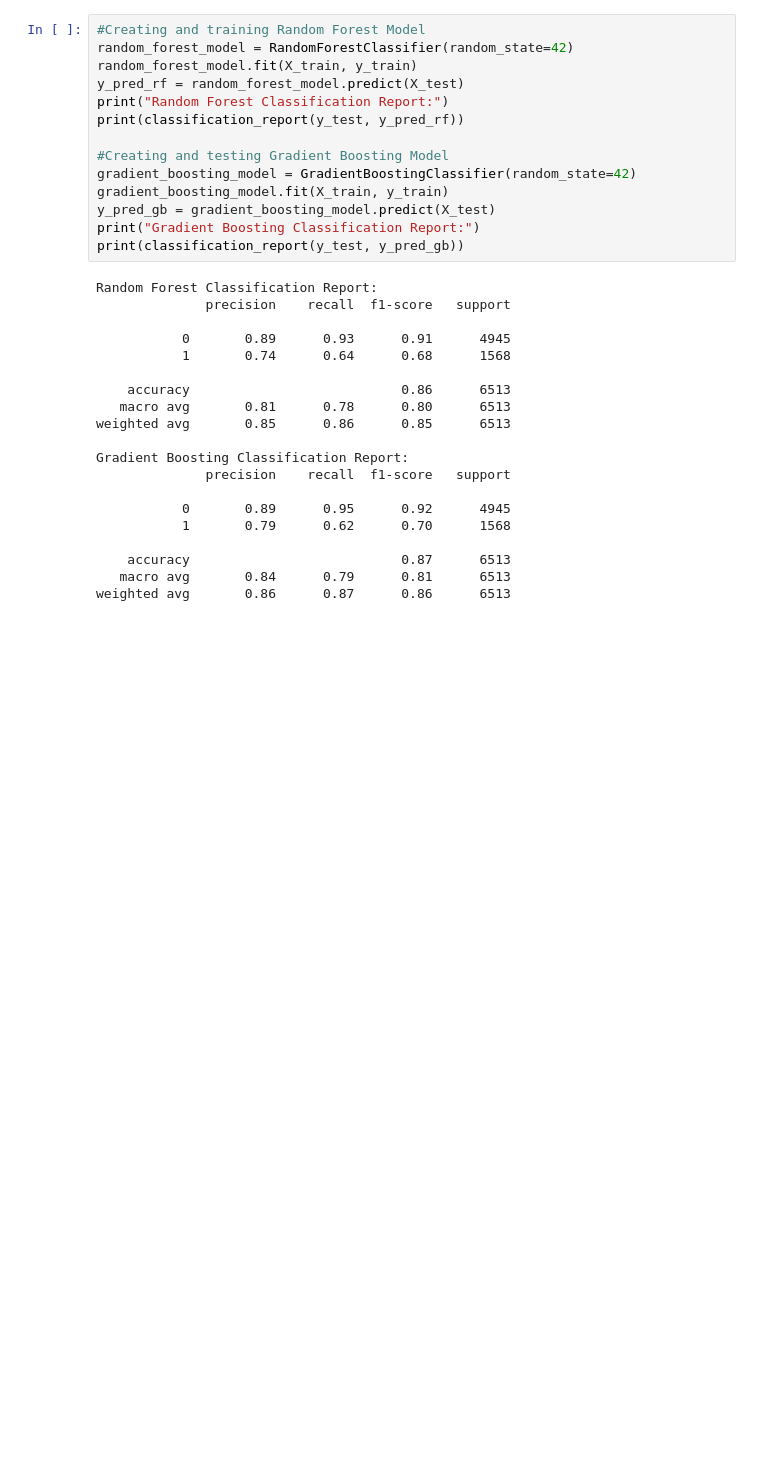
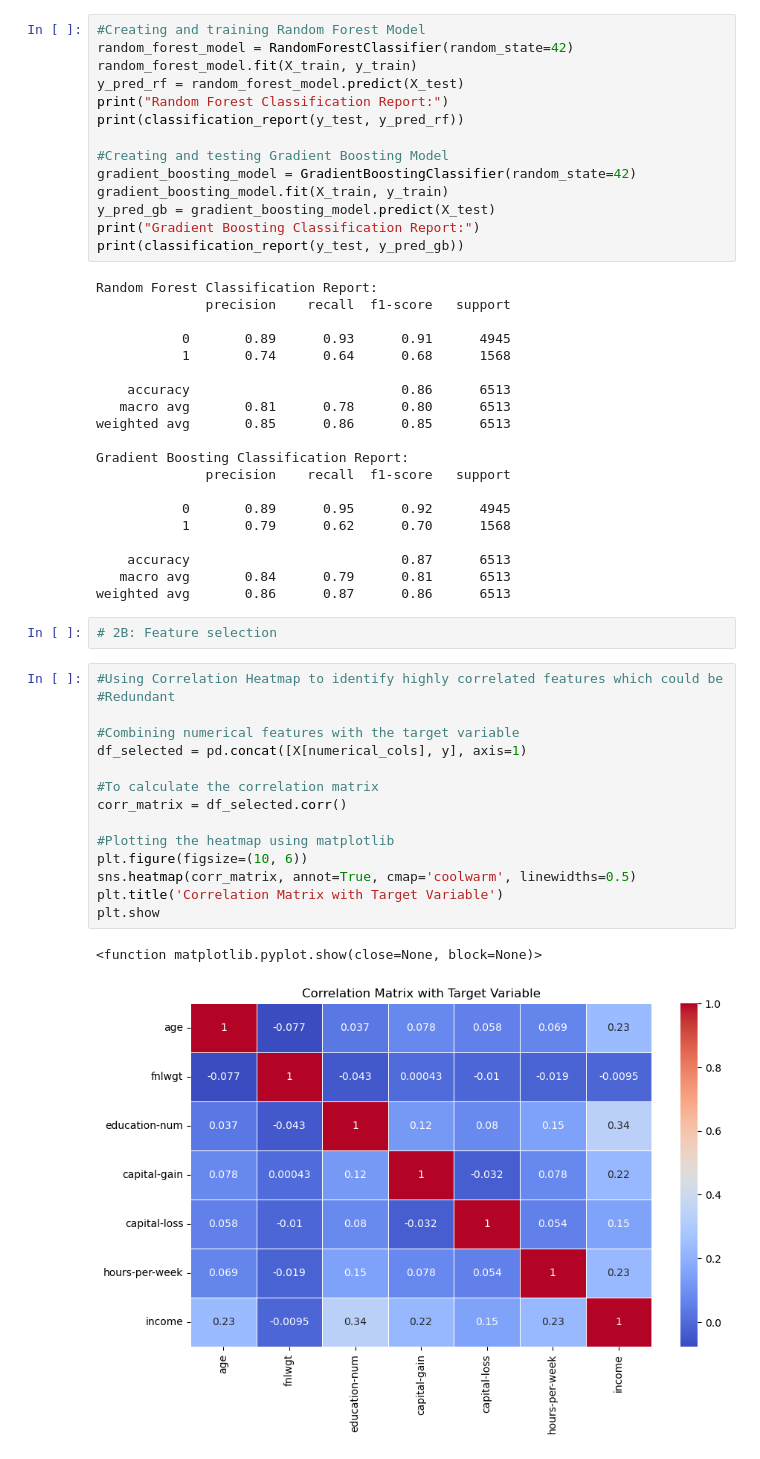
Before and after one commit to Kunshu-Z/SD7502-Assignment-1, a Jupyter notebook: 2220145&2220115_Assignment1_SD7502.ipynb, the cells around one changed output. Saved outputs shown, nothing was run; the diff lists cells and outputs as text; blank space fills up the shorter version.

Commit message:
Conducted feature selection
Feature selection has been conducted to get the top features of the dataset.

```diff
--- a/2220145&2220115_Assignment1_SD7502.ipynb
+++ b/2220145&2220115_Assignment1_SD7502.ipynb
@@ -194,3 +194,23 @@ Gradient Boosting Classification Report:
     accuracy                           0.87      6513
    macro avg       0.84      0.79      0.81      6513
 weighted avg       0.86      0.87      0.86      6513
+# %%
+# 2B: Feature selection
+# %%
+#Using Correlation Heatmap to identify highly correlated features which could be
+#Redundant
+
+#Combining numerical features with the target variable
+df_selected = pd.concat([X[numerical_cols], y], axis=1)
+
+#To calculate the correlation matrix
+corr_matrix = df_selected.corr()
+
+#Plotting the heatmap using matplotlib
+plt.figure(figsize=(10, 6))
+sns.heatmap(corr_matrix, annot=True, cmap='coolwarm', linewidths=0.5)
+plt.title('Correlation Matrix with Target Variable')
+plt.show
+# %% [output]
+<function matplotlib.pyplot.show(close=None, block=None)>
+[figure, added]
```
Also changed, not shown: parts of 4 cells of this notebook.
